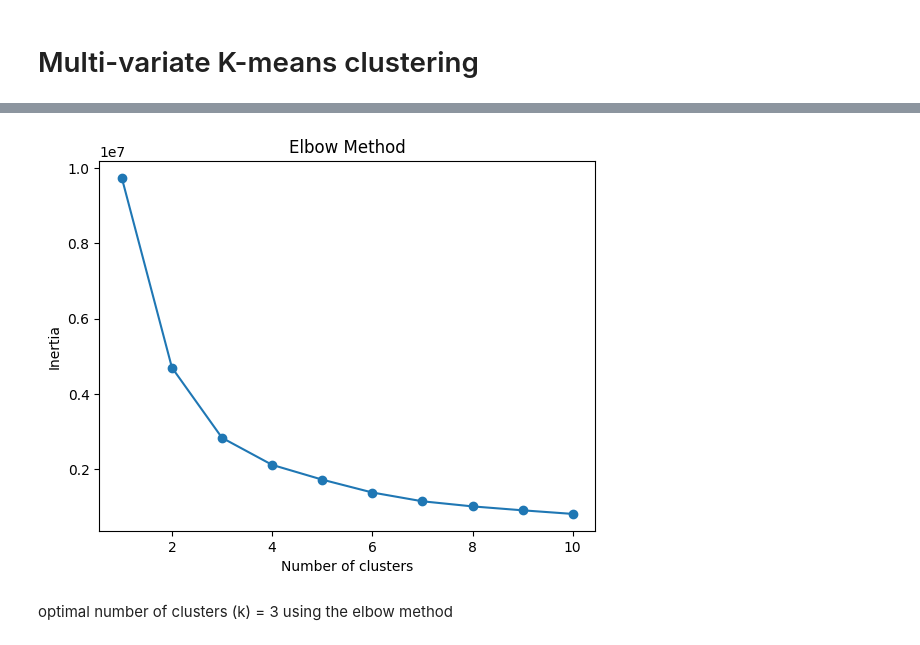
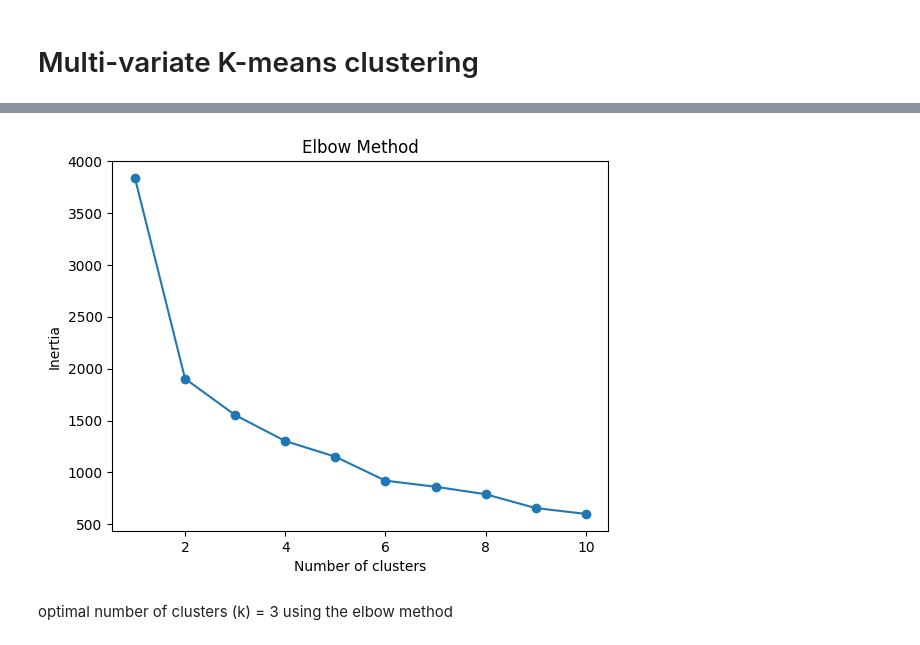
Before and after one commit to dcjh/1015_Mini_Project, a Jupyter notebook: MaritalStatus_Kid_Teen_EDA.ipynb, the cells around one changed output, grey strips where cells are left out. Saved outputs shown, nothing was run; the diff lists cells and outputs as text; code cells hidden in the pictures.

```diff
--- a/MaritalStatus_Kid_Teen_EDA.ipynb
+++ b/MaritalStatus_Kid_Teen_EDA.ipynb
@@ -114,7 +88,7 @@ customerdf_joint['numMonths'] = ((customerdf_joint['CurrentDate'] - customerdf_j
 customerdf_joint['Recency'] = customerdf_joint['Recency']/30 #assume 30days in a month
 # %%
 #average purchases over the months
-for var in customerdf_joint.columns[1:9]:
+for var in customerdf_joint.columns[3:9]:
     customerdf_joint[var] = customerdf_joint[var]/ customerdf_joint["numMonths"]
 
 customerdf_joint.drop(columns = ['Dt_Customer', 'CurrentDate', "numMonths", "Recency"], inplace = True)
@@ -139,0 +111,3 @@ customerdf_joint
+# %%
+customerdf_predictor = pd.DataFrame(customerdf_joint[['Marital_Status', 'Kidhome', 'Teenhome']])
+customerdf_predictor
@@ -139,0 +128,13 @@ customerdf_joint
+# %%
+# convert the categorical variables to numerical values
+customerdf_numeric_predictor = pd.DataFrame(customerdf_predictor)
+
+# Encode Marital Status to Numerical Values
+label_encoder = LabelEncoder()
+customerdf_numeric_predictor['MaritalStatusEncoded'] = label_encoder.fit_transform(customerdf_numeric_predictor['Marital_Status'])
+
+# Drop the original categorical Marital Status column
+customerdf_numeric_predictor.drop('Marital_Status', axis=1, inplace=True)
+
+# Display
+customerdf_numeric_predictor
@@ -139,0 +215,4 @@ customerdf_joint
+# %%
+customerdf_joint_cleaned = removeOut(customerdf_numeric_joint)
+customerdf_response_cleaned = removeOut(customerdf_response)
+customerdf_predictor_cleaned = removeOut(customerdf_numeric_predictor)
@@ -378,22 +366,19 @@ customerdf_numeric
 # %%
-from sklearn.cluster import KMeans
-import matplotlib.pyplot as plt
-
 # Calculate inertia for different number of clusters
 inertia = []
 for k in range(1, 11):
     kmeans = KMeans(n_clusters=k, init='random', random_state=42)
-    kmeans.fit(customerdf_numeric)
+    kmeans.fit(customerdf_predictor_cleaned)
     inertia.append(kmeans.inertia_)
 
 # Plotting the elbow curve
 plt.plot(range(1, 11), inertia, marker='o')
 plt.xlabel('Number of clusters')
 plt.ylabel('Inertia')
 plt.title('Elbow Method')
 plt.show()
 # %% [output]
-[figure, old version]
+[figure, new version]
 # %% [markdown]
 optimal number of clusters (k) = 3 using the elbow method
 # %%
```
Also changed, not shown: parts of 28 cells of this notebook, 1 other file.
